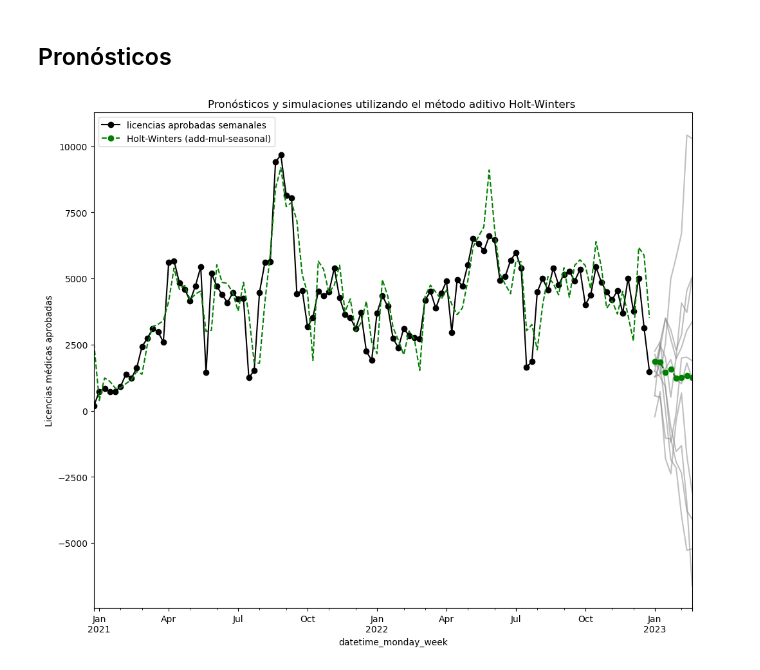
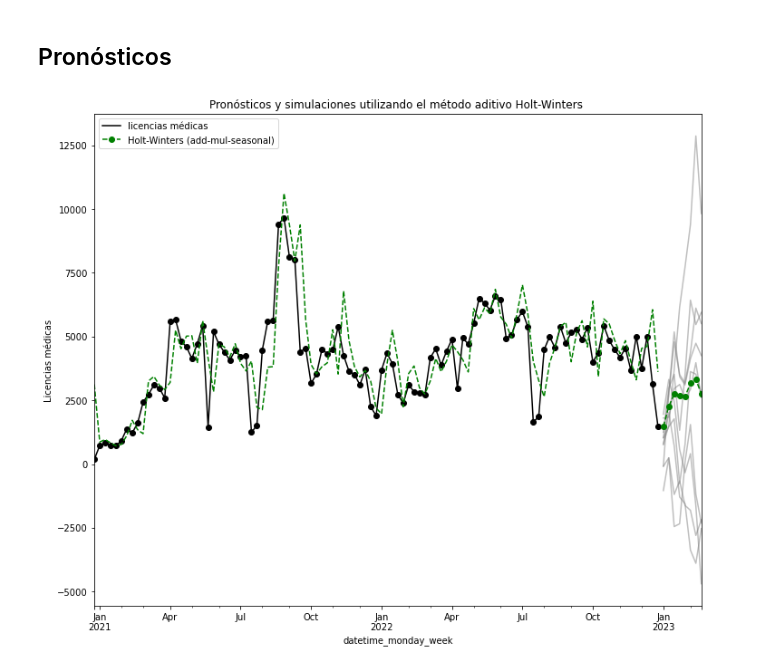
Before and after one commit to MentoriaDiploDatos/Aprendizaje-No-Supervisado, a Jupyter notebook: modelado_ts_ejemplo.ipynb, the cells around one changed output. Cells and saved outputs as stored; diff of their text form; code cells hidden in the pictures.

```diff
--- a/modelado_ts_ejemplo.ipynb
+++ b/modelado_ts_ejemplo.ipynb
@@ -409,7 +392,7 @@ Error cuadrático medio: 3656.4853482570134
 # %%
 model_total = ExponentialSmoothing(
     df_,
-    seasonal_periods=20,
+    seasonal_periods=24,
     trend="add",
     seasonal="mul",
     initialization_method="estimated",
@@ -418,33 +401,33 @@ model_total = ExponentialSmoothing(
 
 simulations = model_total.simulate(8,
                              repetitions=10,
                              error="add",
                              random_state=15)
 
 ax = df_.plot(
     figsize=(12, 10),
     marker="o",
     color="black",
     title="Pronósticos y simulaciones utilizando el método aditivo Holt-Winters ",
     legend=False
 )
-ax.set_ylabel("Licencias médicas aprobadas")
-ax.legend(["licencias aprobadas semanales"])
+ax.set_ylabel("Licencias médicas")
+ax.legend(["licencias médicas"])
 
 model_total.fittedvalues.plot(ax=ax,
                         style="--",
                         color="green")
 simulations.plot(ax=ax,
                  style="-",
                  alpha=0.5,
                  color="grey",
                  legend=False)
 
 model_total.forecast(8).rename("Holt-Winters (add-mul-seasonal)").plot(ax=ax,
                                                                style="--",
                                                                marker="o",
                                                                color="green",
                                                                legend=True)
 plt.show()
 # %% [output]
-[figure, old version]
+[figure, new version]
```
Also changed, not shown: parts of 5 cells of this notebook.
